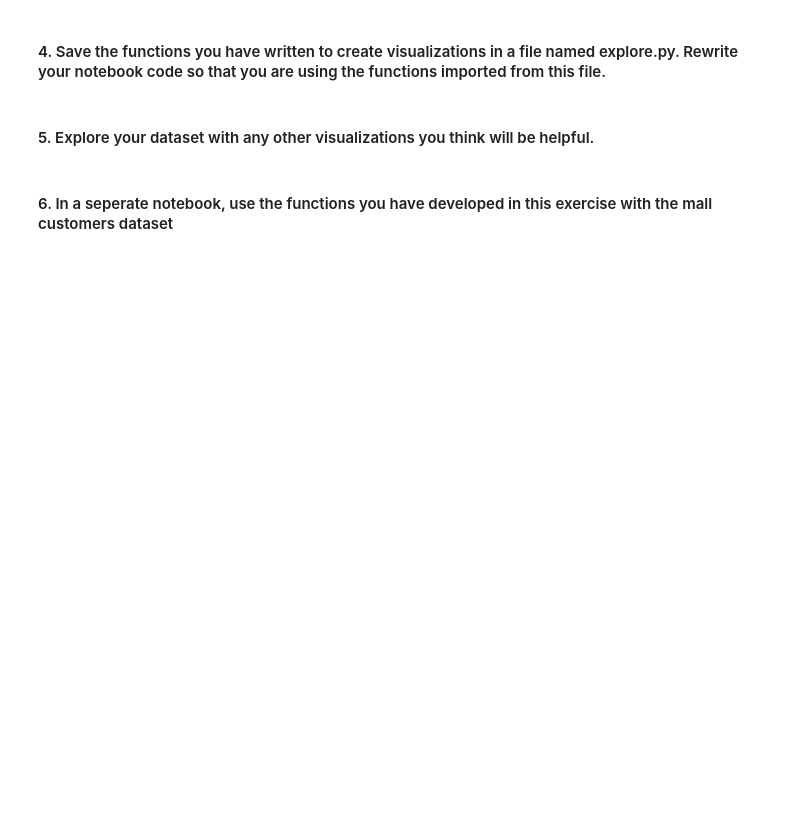
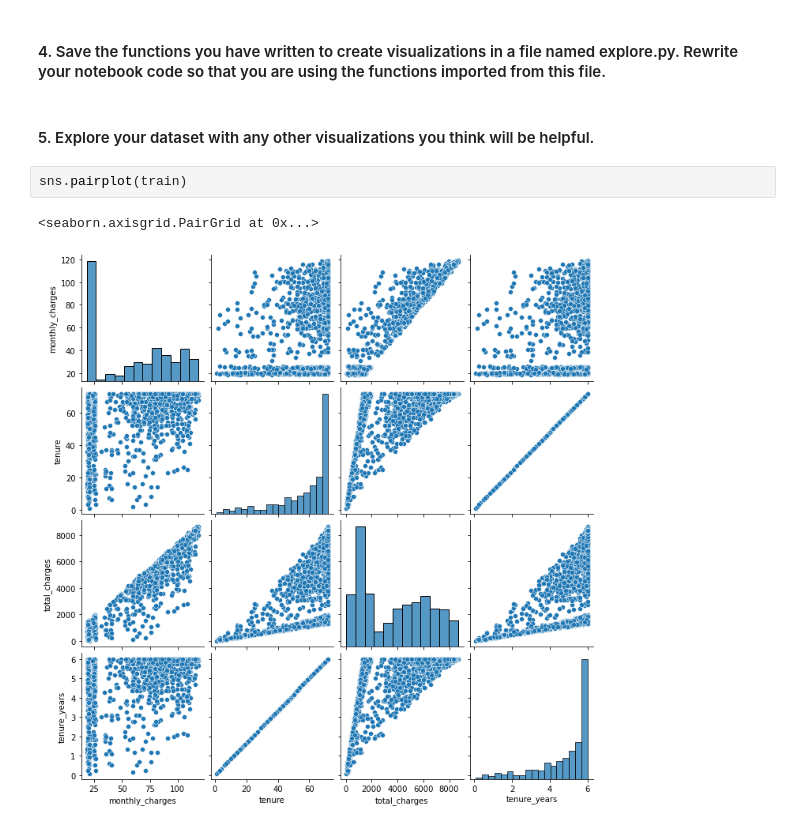
Before and after one commit to brandonjbryant/regression-exercises, a Jupyter notebook: explore_telco.ipynb, the cells around one changed output. Drawn from its saved outputs; the diff is of its cells as text; blank space fills up the shorter version.

```diff
--- a/explore_telco.ipynb
+++ b/explore_telco.ipynb
@@ -39,5 +79,8 @@ ModuleNotFoundError: No module named 'split_scale'
 #### 4. Save the functions you have written to create visualizations in a file named explore.py. Rewrite your notebook code so that you are using the functions imported from this file.
 # %% [markdown]
 #### 5. Explore your dataset with any other visualizations you think will be helpful.
-# %% [markdown]
-#### 6. In a seperate notebook, use the functions you have developed in this exercise with the mall customers dataset
+# %%
+sns.pairplot(train)
+# %% [output]
+<seaborn.axisgrid.PairGrid at 0x...>
+[figure, added]
```
Also changed, not shown: parts of 7 cells of this notebook.
